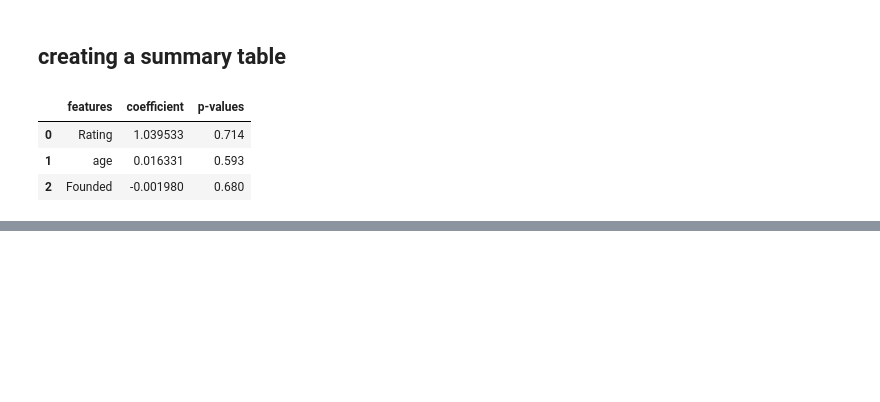
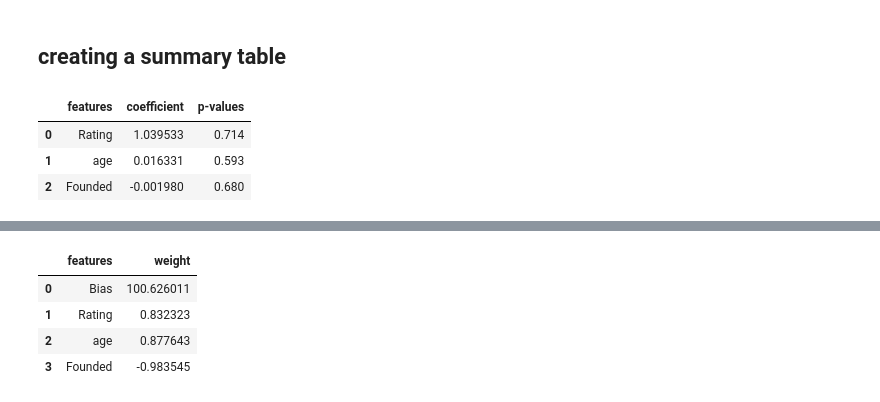
Before and after one commit to ifuu16/glass_door_salary_prediction, a Jupyter notebook: Glassdoor_salary_prediction.ipynb, the cells around one changed output, grey strips where cells are left out. Drawn from its saved outputs; the diff is of its cells as text; code cells hidden in the pictures; blank space fills up the shorter version.

```diff
--- a/Glassdoor_salary_prediction.ipynb
+++ b/Glassdoor_salary_prediction.ipynb
@@ -117,0 +130,4 @@ reg_summary
+# %%
+#let transform the scaled features
+x_scaled = scaler.transform(x)
+x_scaled
@@ -117,0 +150,6 @@ reg_summary
+# %%
+#seting the linear regression model
+reg = LinearRegression()
+# %%
+# let fit the model with the scaled features and target
+reg.fit(x_scaled,y).get_params()
@@ -117,0 +173,12 @@ reg_summary
+# %%
+reg_summary = pd.DataFrame([['Bias'], ['Rating'], ['age'], [ 'Founded']], columns =['features'])
+
+reg_summary['weight'] = reg.intercept_, reg.coef_[0], reg.coef_[1], reg.coef_[2]
+# %%
+reg_summary
+# %% [output]
+|  | features | weight |
+| 0 | Bias | 100.626011 |
+| 1 | Rating | 0.832323 |
+| 2 | age | 0.877643 |
+| 3 | Founded | -0.983545 |
```
Also changed, not shown: parts of 19 cells of this notebook.
